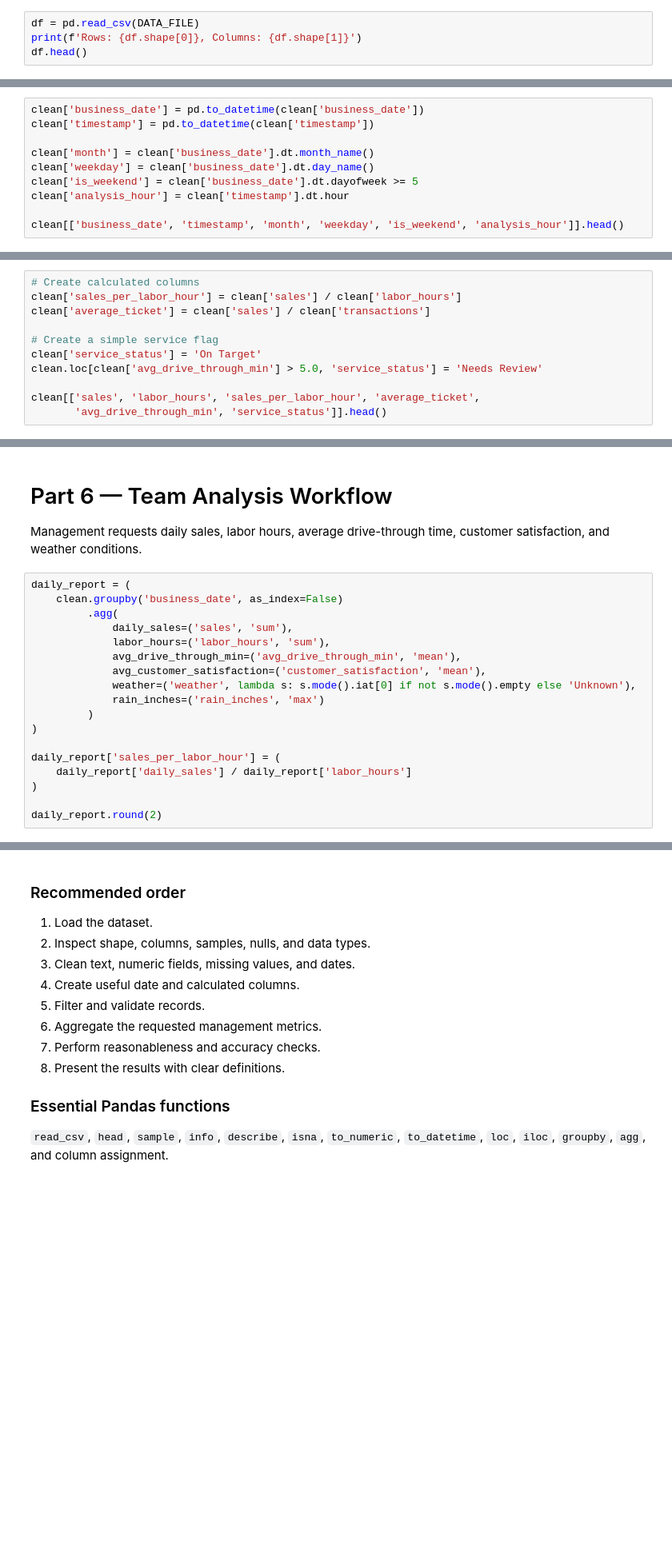
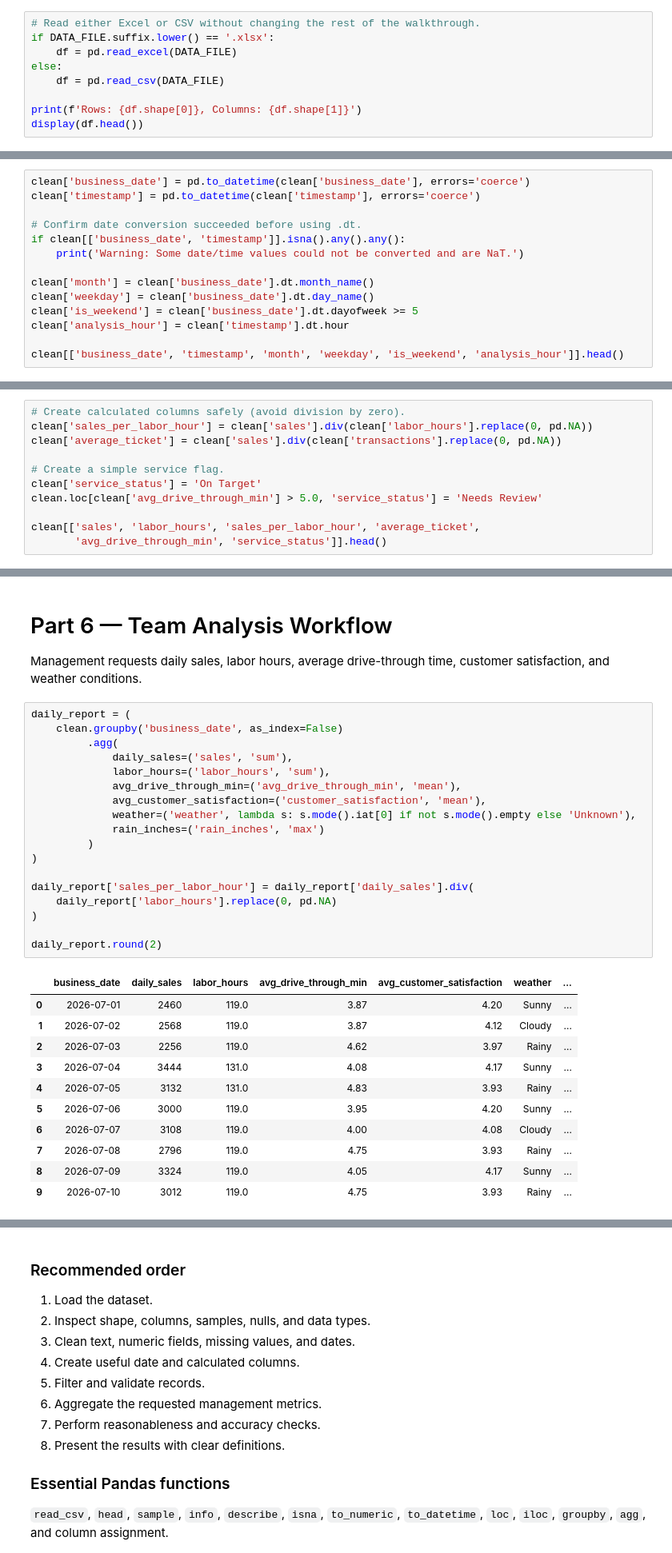
Before and after one commit to zhangyu027/UCI_Python_Programming_Portfolio, a Jupyter notebook: 09_Group Discussion/GroupDiscussion_Pandas_Walkthrough.ipynb, the cells around one changed output, grey strips where cells are left out. Shown at 80% size. Saved outputs shown, nothing was run; the diff lists cells and outputs as text; blank space fills up the shorter version.

Commit message:
Update Pandas group discussion walkthrough and restaurant dataset

```diff
--- a/09_Group Discussion/GroupDiscussion_Pandas_Walkthrough.ipynb
+++ b/09_Group Discussion/GroupDiscussion_Pandas_Walkthrough.ipynb
@@ -30,6 +57,11 @@ DATA_FILE = 'restaurant_operations_sample.csv'
 3. What does `.info()` tell us?
 4. Why are data types important?
 # %%
-df = pd.read_csv(DATA_FILE)
+# Read either Excel or CSV without changing the rest of the walkthrough.
+if DATA_FILE.suffix.lower() == '.xlsx':
+    df = pd.read_excel(DATA_FILE)
+else:
+    df = pd.read_csv(DATA_FILE)
+
 print(f'Rows: {df.shape[0]}, Columns: {df.shape[1]}')
-df.head()
+display(df.head())
@@ -102,8 +231,12 @@ clean.isna().sum()
 
 Dates should not remain plain text because string values do not support reliable sorting, date arithmetic, or `.dt` components.
 # %%
-clean['business_date'] = pd.to_datetime(clean['business_date'])
-clean['timestamp'] = pd.to_datetime(clean['timestamp'])
+clean['business_date'] = pd.to_datetime(clean['business_date'], errors='coerce')
+clean['timestamp'] = pd.to_datetime(clean['timestamp'], errors='coerce')
+
+# Confirm date conversion succeeded before using .dt.
+if clean[['business_date', 'timestamp']].isna().any().any():
+    print('Warning: Some date/time values could not be converted and are NaT.')
 
 clean['month'] = clean['business_date'].dt.month_name()
 clean['weekday'] = clean['business_date'].dt.day_name()
@@ -173,11 +357,11 @@ rainy_weekend_high_sales
 
 Creating new columns usually preserves the original values and makes the calculation transparent.
 # %%
-# Create calculated columns
-clean['sales_per_labor_hour'] = clean['sales'] / clean['labor_hours']
-clean['average_ticket'] = clean['sales'] / clean['transactions']
+# Create calculated columns safely (avoid division by zero).
+clean['sales_per_labor_hour'] = clean['sales'].div(clean['labor_hours'].replace(0, pd.NA))
+clean['average_ticket'] = clean['sales'].div(clean['transactions'].replace(0, pd.NA))
 
-# Create a simple service flag
+# Create a simple service flag.
 clean['service_status'] = 'On Target'
 clean.loc[clean['avg_drive_through_min'] > 5.0, 'service_status'] = 'Needs Review'
 
@@ -202,21 +393,33 @@ Management requests daily sales, labor hours, average drive-through time, custom
 # %%
 daily_report = (
     clean.groupby('business_date', as_index=False)
          .agg(
              daily_sales=('sales', 'sum'),
              labor_hours=('labor_hours', 'sum'),
              avg_drive_through_min=('avg_drive_through_min', 'mean'),
              avg_customer_satisfaction=('customer_satisfaction', 'mean'),
              weather=('weather', lambda s: s.mode().iat[0] if not s.mode().empty else 'Unknown'),
              rain_inches=('rain_inches', 'max')
          )
 )
 
-daily_report['sales_per_labor_hour'] = (
-    daily_report['daily_sales'] / daily_report['labor_hours']
+daily_report['sales_per_labor_hour'] = daily_report['daily_sales'].div(
+    daily_report['labor_hours'].replace(0, pd.NA)
 )
 
 daily_report.round(2)
+# %% [output]
+|  | business_date | daily_sales | labor_hours | avg_drive_through_min | avg_customer_satisfaction | weather | ... |
+| 0 | 2026-07-01 | 2460 | 119.0 | 3.87 | 4.20 | Sunny | ... |
+| 1 | 2026-07-02 | 2568 | 119.0 | 3.87 | 4.12 | Cloudy | ... |
+| 2 | 2026-07-03 | 2256 | 119.0 | 4.62 | 3.97 | Rainy | ... |
+| 3 | 2026-07-04 | 3444 | 131.0 | 4.08 | 4.17 | Sunny | ... |
+| 4 | 2026-07-05 | 3132 | 131.0 | 4.83 | 3.93 | Rainy | ... |
+| 5 | 2026-07-06 | 3000 | 119.0 | 3.95 | 4.20 | Sunny | ... |
+| 6 | 2026-07-07 | 3108 | 119.0 | 4.00 | 4.08 | Cloudy | ... |
+| 7 | 2026-07-08 | 2796 | 119.0 | 4.75 | 3.93 | Rainy | ... |
+| 8 | 2026-07-09 | 3324 | 119.0 | 4.05 | 4.17 | Sunny | ... |
+| 9 | 2026-07-10 | 3012 | 119.0 | 4.75 | 3.93 | Rainy | ... |
 # %%
 # Accuracy checks before presentation
 checks = {
```
Also changed, not shown: parts of 20 cells of this notebook, 2 other files.
